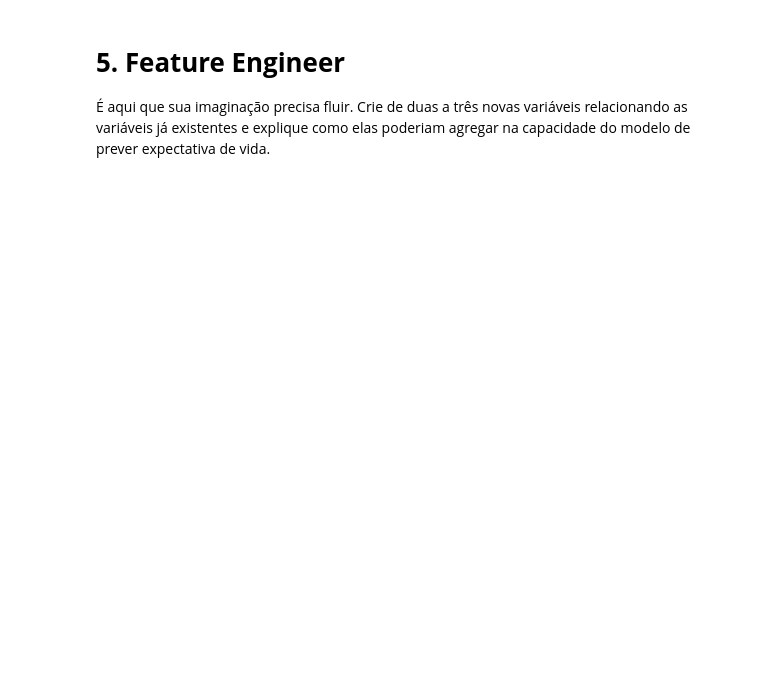
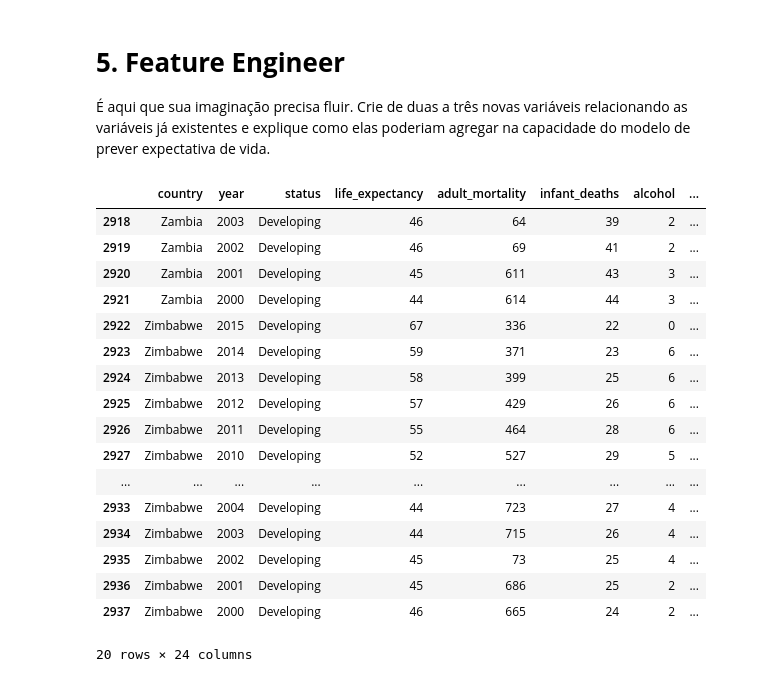
Before and after one commit to anasegatelli/curso-facens-python, a Jupyter notebook: ML/aula 1/Aula1_casa_individual.ipynb, the cells around one changed output. Cells and saved outputs as stored; diff of their text form; code cells hidden in the pictures; blank space fills up the shorter version.

```diff
--- a/ML/aula 1/Aula1_casa_individual.ipynb
+++ b/ML/aula 1/Aula1_casa_individual.ipynb
@@ -115,26 +166,0 @@ df_clean['categoria_status'] = df_clean['status'].map(mapa_status)
-# %%
-from sklearn.preprocessing import StandardScaler
-
-# Lista das colunas numéricas CONTÍNUAS que precisam ser escalonadas EXCETO a coluna categorica criada categoria_status e a coluna year
-colunas_para_escalar = [
-    'life_expectancy', 'adult_mortality', 'infant_deaths', 'alcohol',
-    'percentage_expenditure', 'hepatitis_b', 'measles', 'bmi',
-    'under_five_deaths', 'polio', 'total_expenditure', 'diphtheria',
-    'hiv_aids', 'gdp', 'population', 'thinness_1_19_years',
-    'thinness_5_9_years', 'income_composition_of_resources', 'schooling'
-]
-
-# 1. Instanciar o escalonador
-scaler = StandardScaler()
-
-# 2. Aplicar o FIT (aprender a média e o desvio padrão dos dados) e TRANSFORM (aplicar a transformação)
-# Usamos .values para garantir que estamos alimentando o NumPy array subjacente
-dados_escalonados = scaler.fit_transform(df_clean[colunas_para_escalar])
-
-# 3. Criar um novo DataFrame ou substituir as colunas originais
-df_clean[colunas_para_escalar] = dados_escalonados
-
-print("Padronização (StandardScaler) aplicada.")
-print("Média e Desvio Padrão das colunas escalonadas devem ser ~0 e ~1.")
-print(df_clean[colunas_para_escalar].describe().loc[['mean', 'std']])
-df_clean
@@ -190,3 +168,33 @@ std                                 1          1
 # **5. Feature Engineer**
 
 É aqui que sua imaginação precisa fluir. Crie de duas a três novas variáveis relacionando as variáveis já existentes e explique como elas poderiam agregar na capacidade do modelo de prever expectativa de vida.
+# %%
+#Feature : Cobertura vacinal para Difiteria associada ao GDP
+
+#Identifica que:
+# um pais com alto valor de GDP e com baixa cobertura vacinal terá baixa eficiencia política do país
+# um pais com baixo valor de GDP e com alta cobertura vacinal terá alta eficiencia política do país
+
+df_clean['eficiencia_investimento'] = (
+    df_clean['diphtheria'] / (df_clean['gdp'] + 1)
+)
+df_clean.tail(20)
+# %% [output]
+|  | country | year | status | life_expectancy | adult_mortality | infant_deaths | alcohol | ... |
+| 2918 | Zambia | 2003 | Developing | 46 | 64 | 39 | 2 | ... |
+| 2919 | Zambia | 2002 | Developing | 46 | 69 | 41 | 2 | ... |
+| 2920 | Zambia | 2001 | Developing | 45 | 611 | 43 | 3 | ... |
+| 2921 | Zambia | 2000 | Developing | 44 | 614 | 44 | 3 | ... |
+| 2922 | Zimbabwe | 2015 | Developing | 67 | 336 | 22 | 0 | ... |
+| 2923 | Zimbabwe | 2014 | Developing | 59 | 371 | 23 | 6 | ... |
+| 2924 | Zimbabwe | 2013 | Developing | 58 | 399 | 25 | 6 | ... |
+| 2925 | Zimbabwe | 2012 | Developing | 57 | 429 | 26 | 6 | ... |
+| 2926 | Zimbabwe | 2011 | Developing | 55 | 464 | 28 | 6 | ... |
+| 2927 | Zimbabwe | 2010 | Developing | 52 | 527 | 29 | 5 | ... |
+| ... | ... | ... | ... | ... | ... | ... | ... | ... |
+| 2933 | Zimbabwe | 2004 | Developing | 44 | 723 | 27 | 4 | ... |
+| 2934 | Zimbabwe | 2003 | Developing | 44 | 715 | 26 | 4 | ... |
+| 2935 | Zimbabwe | 2002 | Developing | 45 | 73 | 25 | 4 | ... |
+| 2936 | Zimbabwe | 2001 | Developing | 45 | 686 | 25 | 2 | ... |
+| 2937 | Zimbabwe | 2000 | Developing | 46 | 665 | 24 | 2 | ... |
+20 rows × 24 columns
```
Also changed, not shown: parts of 13 cells of this notebook, 1 other file.
